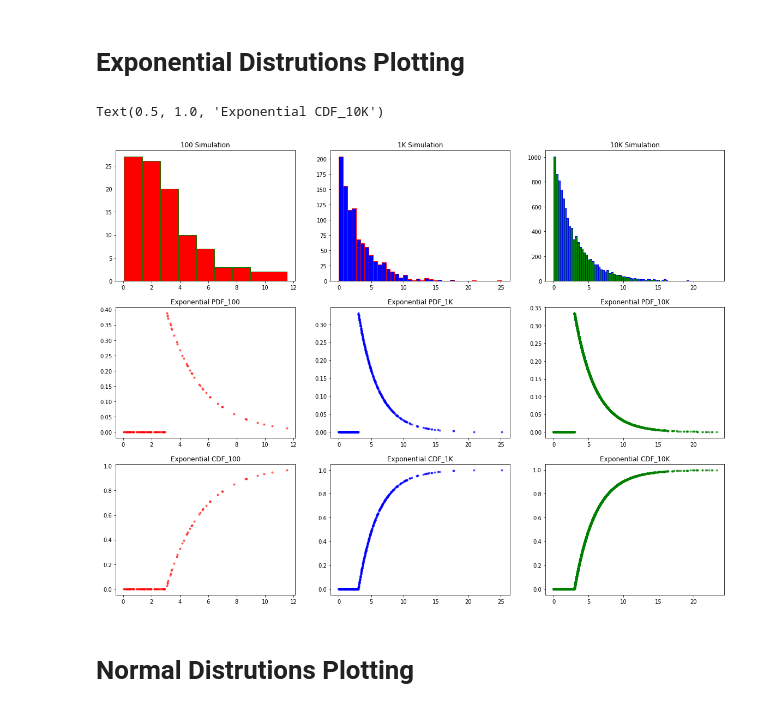
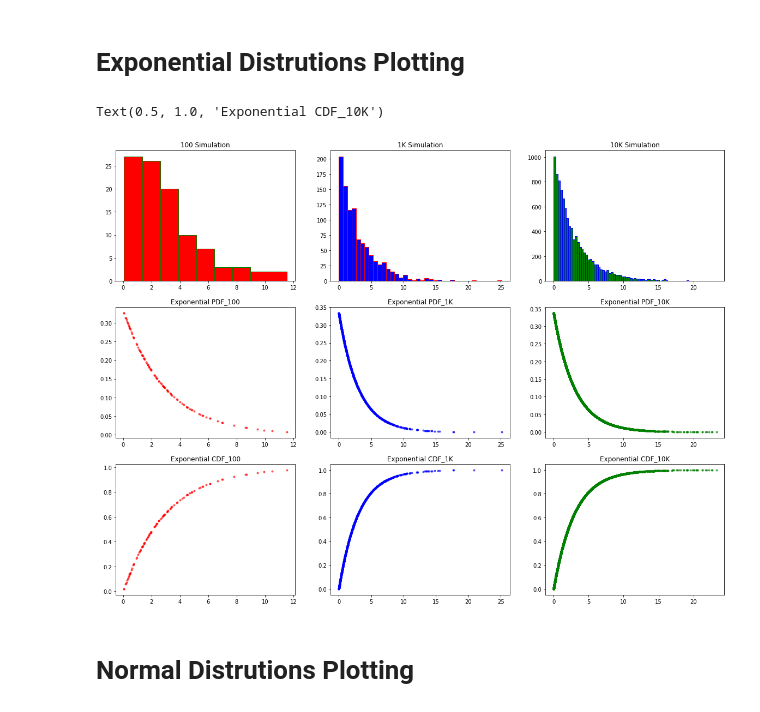
Before and after one commit to royruiz-dev/DataAutomation_SimComNets, a Jupyter notebook: SimComNetsExercise2.ipynb, the cells around one changed output. Cells and saved outputs as stored; diff of their text form; code cells hidden in the pictures.

Commit message:
Changed the omnetpp.ini file to use exponential (3s) and reran the python notebook to show correct plots for exponential distribution

```diff
--- a/SimComNetsExercise2.ipynb
+++ b/SimComNetsExercise2.ipynb
@@ -51,40 +51,40 @@ Here we plot our histograms in the first row and three columns. Each of them is
 kept 'auto' so that system automatically adjusts values. Note: ec= edge color
 '''
 axes[0, 0].hist(X1, bins = 'auto', color = "red", ec="green" ); axes[0,0].set_title("100 Simulation")
 
 axes[0, 1].hist(X2, bins = 'auto', color = "blue", ec="red"); axes[0,1].set_title("1K Simulation")
 axes[0, 2].hist(X3, bins = 'auto', color = "green", ec="blue"); axes[0,2].set_title("10K Simulation")
 
 
 '''
 Here we plot Probabilty Density Functions in the second row and three columns for the given data.
 '''
 # 100 Simulations
-y1 = expon.pdf(X1, 3.003 , 2.512)
+y1 = expon.pdf(X1, 0 , 3.003)
 axes[1, 0].plot(X1,y1,'r.', lw=5, alpha=0.6, color = "red"); axes[1,0].set_title("Exponential PDF_100")
 #1000 Simulations
-y2 = expon.pdf(X2, 2.998 , 3.013)
+y2 = expon.pdf(X2, 0 , 2.998)
 axes[1, 1].plot(X2,y2,'r.', lw=5, alpha=0.6, color = "blue"); axes[1,1].set_title("Exponential PDF_1K")
 #10000 Simulations
-y3 = expon.pdf(X3, 2.966 , 2.982)
+y3 = expon.pdf(X3 , 0, 2.966)
 axes[1, 2].plot(X3,y3,'r.', lw=5, alpha=0.6, color = "green" ); axes[1,2].set_title("Exponential PDF_10K")
 
 
 '''
 Here we shall plot Cumulative Distribution Function(CDF).
 '''
 # 100 Simulations
-y1 = expon.cdf(X1, 3.003 , 2.512)
+y1 = expon.cdf(X1, 0 , 3.003)
 axes[2, 0].plot(X1,y1,'r.', lw=5, alpha= 0.6, color = "red"); axes[2,0].set_title("Exponential CDF_100")
 #1000 Simulations
-y2 = expon.cdf(X2, 2.998 , 3.013)
+y2 = expon.cdf(X2, 0 , 2.998)
 axes[2, 1].plot(X2,y2,'r.', lw=5, alpha= 0.6, color = "blue"); axes[2,1].set_title("Exponential CDF_1K")
 #10000 Simulations
-y3 = expon.cdf(X3, 2.966 , 2.982)
+y3 = expon.cdf(X3, 0, 2.966)
 axes[2, 2].plot(X3,y3,'r.', lw=5, alpha= 0.6, color = "green" ); axes[2,2].set_title("Exponential CDF_10K")
 # %% [output]
 Text(0.5, 1.0, 'Exponential CDF_10K')
-[figure, old version]
+[figure, new version]
 # %% [markdown]
 # Normal Distrutions Plotting
 # %%
```
Also changed, not shown: 1 other file.
